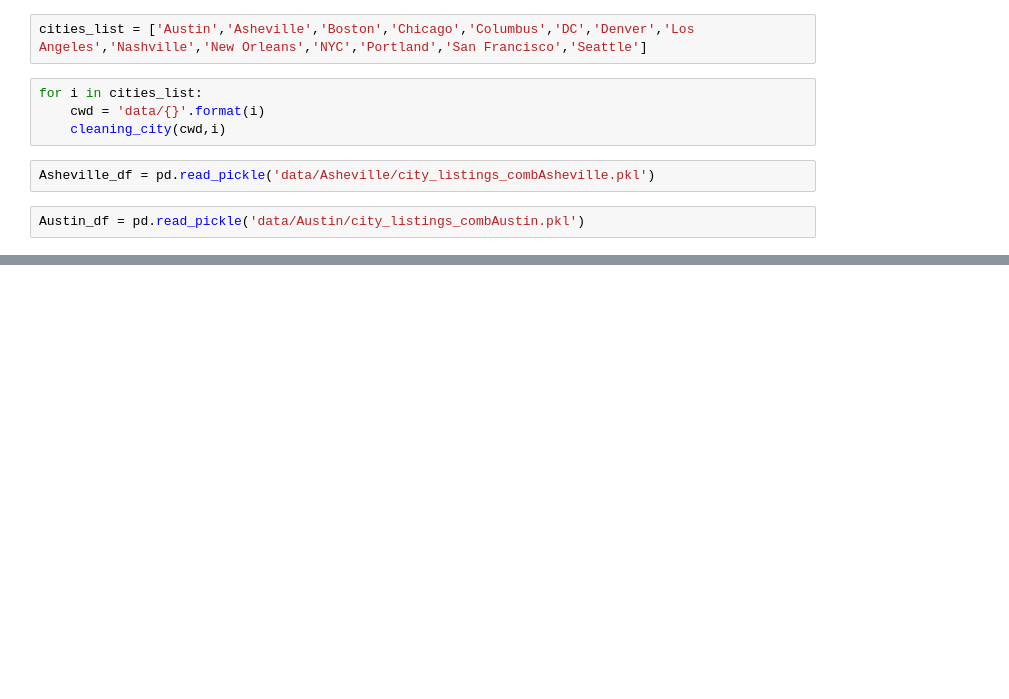
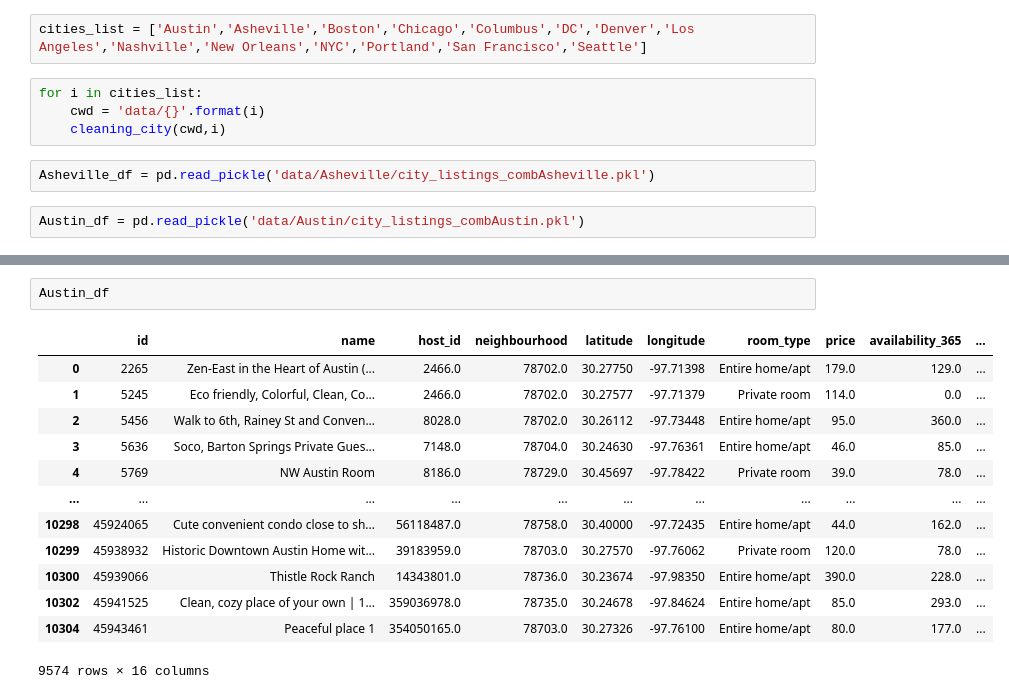
Before and after one commit to randallb15/Real-Estate-Analysis, a Jupyter notebook: ComparingCities.ipynb, the cells around one changed output, grey strips where cells are left out. Cells and saved outputs as stored; diff of their text form; blank space fills up the shorter version.

```diff
--- a/ComparingCities.ipynb
+++ b/ComparingCities.ipynb
@@ -21,0 +118,16 @@ Asheville_df['accommodates'].hist()
+# %%
+Austin_df
+# %% [output]
+|  | id | name | host_id | neighbourhood | latitude | longitude | room_type | price | availability_365 | ... |
+| 0 | 2265 | Zen-East in the Heart of Austin (... | 2466.0 | 78702.0 | 30.27750 | -97.71398 | Entire home/apt | 179.0 | 129.0 | ... |
+| 1 | 5245 | Eco friendly, Colorful, Clean, Co... | 2466.0 | 78702.0 | 30.27577 | -97.71379 | Private room | 114.0 | 0.0 | ... |
+| 2 | 5456 | Walk to 6th, Rainey St and Conven... | 8028.0 | 78702.0 | 30.26112 | -97.73448 | Entire home/apt | 95.0 | 360.0 | ... |
+| 3 | 5636 | Soco, Barton Springs Private Gues... | 7148.0 | 78704.0 | 30.24630 | -97.76361 | Entire home/apt | 46.0 | 85.0 | ... |
+| 4 | 5769 | NW Austin Room | 8186.0 | 78729.0 | 30.45697 | -97.78422 | Private room | 39.0 | 78.0 | ... |
+| ... | ... | ... | ... | ... | ... | ... | ... | ... | ... | ... |
+| 10298 | 45924065 | Cute convenient condo close to sh... | 56118487.0 | 78758.0 | 30.40000 | -97.72435 | Entire home/apt | 44.0 | 162.0 | ... |
+| 10299 | 45938932 | Historic Downtown Austin Home wit... | 39183959.0 | 78703.0 | 30.27570 | -97.76062 | Private room | 120.0 | 78.0 | ... |
+| 10300 | 45939066 | Thistle Rock Ranch | 14343801.0 | 78736.0 | 30.23674 | -97.98350 | Entire home/apt | 390.0 | 228.0 | ... |
+| 10302 | 45941525 | Clean, cozy place of your own | 1... | 359036978.0 | 78735.0 | 30.24678 | -97.84624 | Entire home/apt | 85.0 | 293.0 | ... |
+| 10304 | 45943461 | Peaceful place 1 | 354050165.0 | 78703.0 | 30.27326 | -97.76100 | Entire home/apt | 80.0 | 177.0 | ... |
+9574 rows × 16 columns
```
Also changed, not shown: parts of 24 cells of this notebook, 2 other files.
